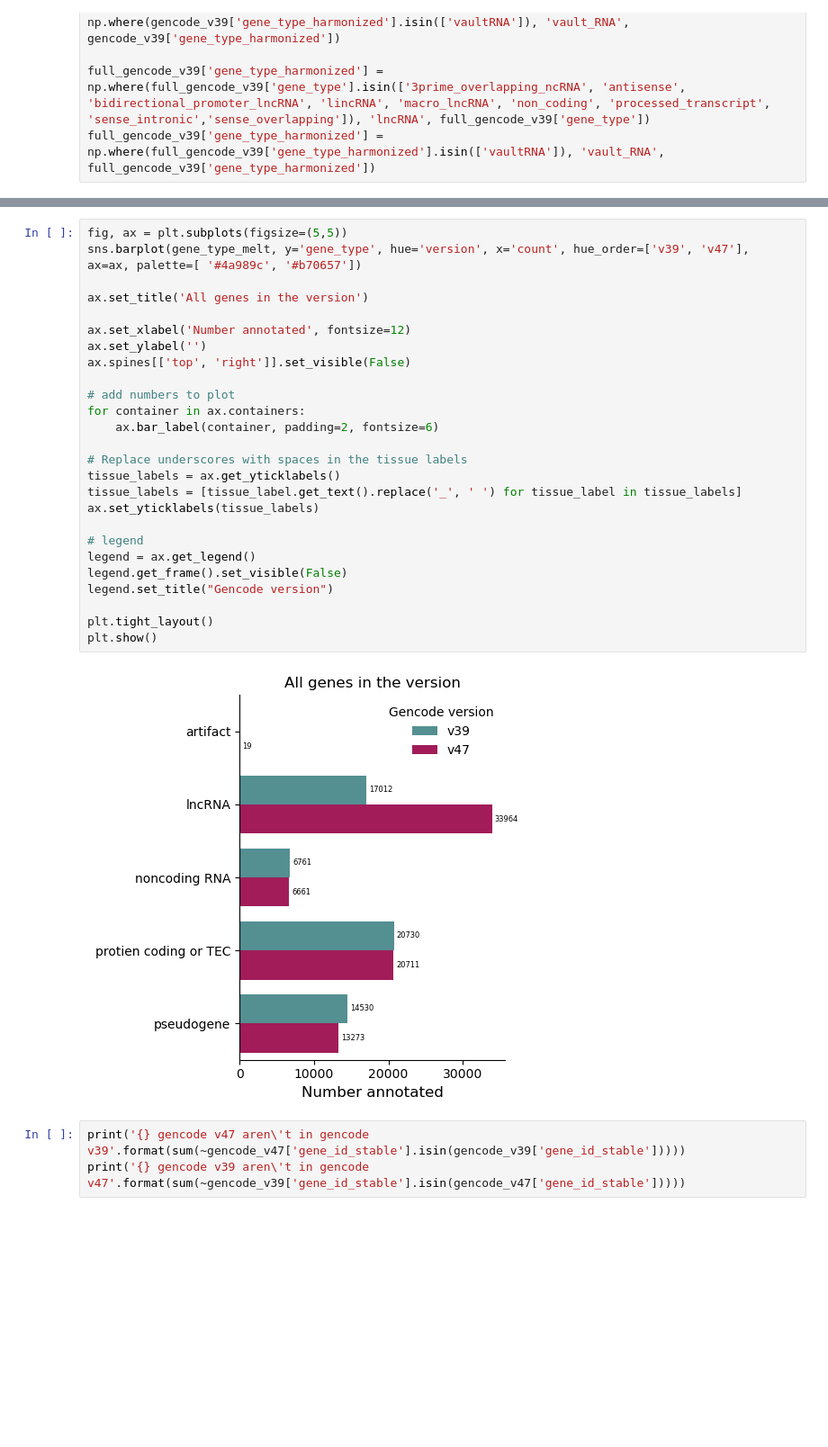
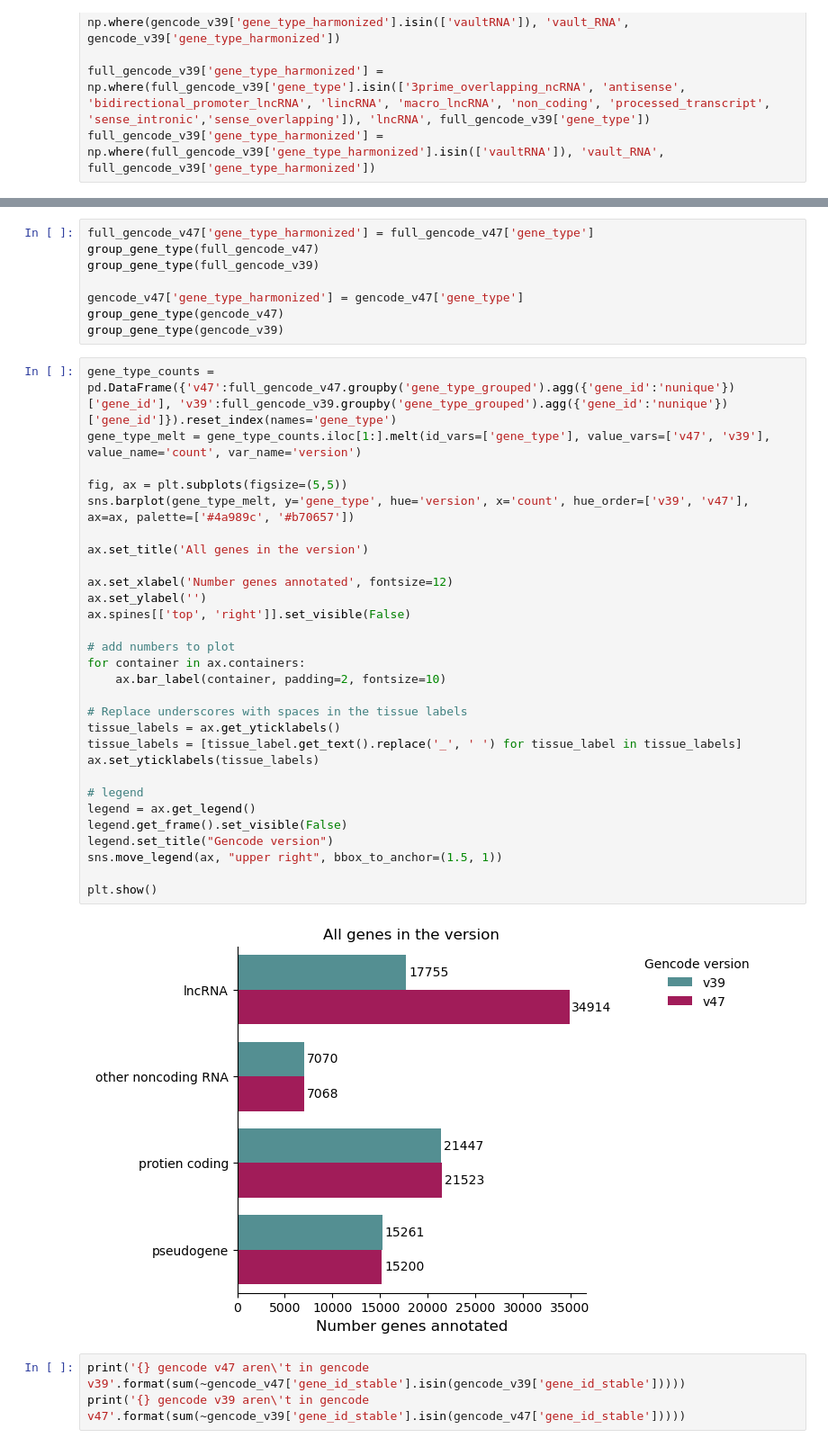
Before and after one commit to danielnachun/gtex-gencode47, a Jupyter notebook: notebooks/compare_gencode.ipynb, the cells around one changed output, grey strips where cells are left out. Shown: that part at 90% size. Drawn from its saved outputs; the diff is of its cells as text; blank space fills up the shorter version.

```diff
--- a/notebooks/compare_gencode.ipynb
+++ b/notebooks/compare_gencode.ipynb
@@ -149,31 +142,42 @@ gene_type_melt = gene_type_counts.melt(id_vars=['gene_type'], value_vars=['v47',
+# %%
+full_gencode_v47['gene_type_harmonized'] = full_gencode_v47['gene_type']
+group_gene_type(full_gencode_v47)
+group_gene_type(full_gencode_v39)
+
+gencode_v47['gene_type_harmonized'] = gencode_v47['gene_type']
+group_gene_type(gencode_v47)
+group_gene_type(gencode_v39)
 # %%
+gene_type_counts = pd.DataFrame({'v47':full_gencode_v47.groupby('gene_type_grouped').agg({'gene_id':'nunique'})['gene_id'], 'v39':full_gencode_v39.groupby('gene_type_grouped').agg({'gene_id':'nunique'})['gene_id']}).reset_index(names='gene_type')
+gene_type_melt = gene_type_counts.iloc[1:].melt(id_vars=['gene_type'], value_vars=['v47', 'v39'], value_name='count', var_name='version')
+
 fig, ax = plt.subplots(figsize=(5,5))
-sns.barplot(gene_type_melt, y='gene_type', hue='version', x='count', hue_order=['v39', 'v47'], ax=ax, palette=[ '#4a989c', '#b70657'])
+sns.barplot(gene_type_melt, y='gene_type', hue='version', x='count', hue_order=['v39', 'v47'], ax=ax, palette=['#4a989c', '#b70657'])
 
 ax.set_title('All genes in the version')
 
-ax.set_xlabel('Number annotated', fontsize=12)
+ax.set_xlabel('Number genes annotated', fontsize=12)
 ax.set_ylabel('')
 ax.spines[['top', 'right']].set_visible(False)
 
 # add numbers to plot
 for container in ax.containers:
-    ax.bar_label(container, padding=2, fontsize=6)
+    ax.bar_label(container, padding=2, fontsize=10)
 
 # Replace underscores with spaces in the tissue labels
 tissue_labels = ax.get_yticklabels()
 tissue_labels = [tissue_label.get_text().replace('_', ' ') for tissue_label in tissue_labels]
 ax.set_yticklabels(tissue_labels)
 
 # legend
 legend = ax.get_legend()
 legend.get_frame().set_visible(False)
 legend.set_title("Gencode version")
+sns.move_legend(ax, "upper right", bbox_to_anchor=(1.5, 1))
 
-plt.tight_layout()
 plt.show()
 # %% [output]
-[figure, old version]
+[figure, new version]
 # %%
 print('{} gencode v47 aren\'t in gencode v39'.format(sum(~gencode_v47['gene_id_stable'].isin(gencode_v39['gene_id_stable']))))
 print('{} gencode v39 aren\'t in gencode v47'.format(sum(~gencode_v39['gene_id_stable'].isin(gencode_v47['gene_id_stable']))))
```
Also changed, not shown: parts of 22 cells of this notebook, 10 other files.
